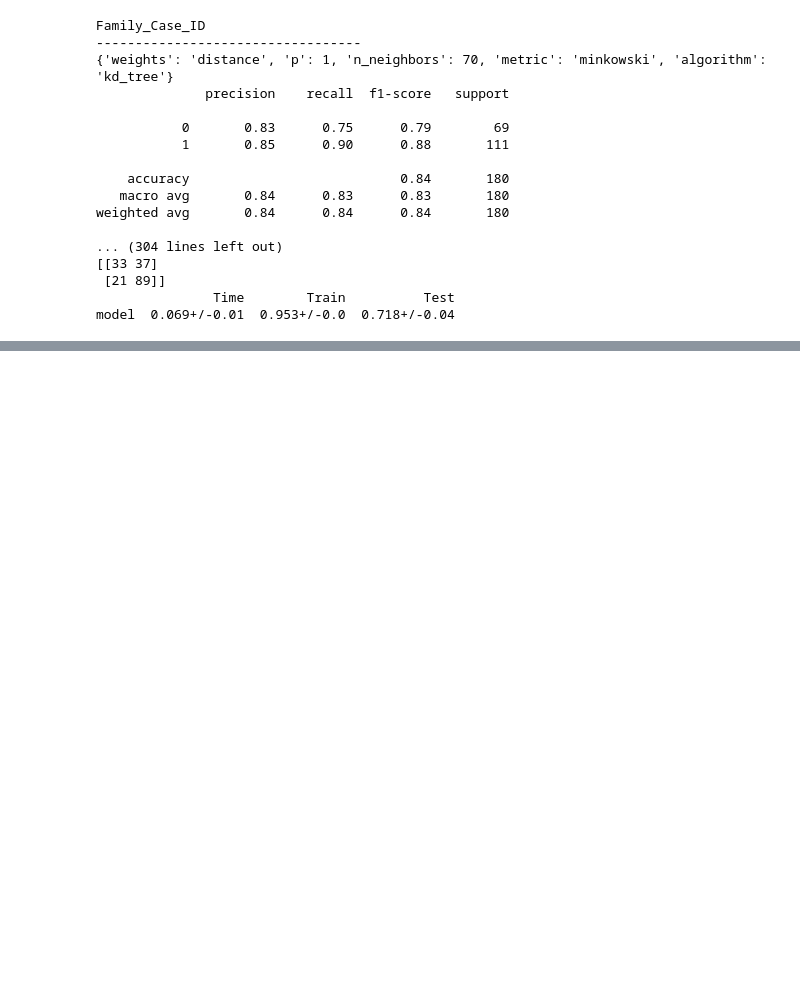
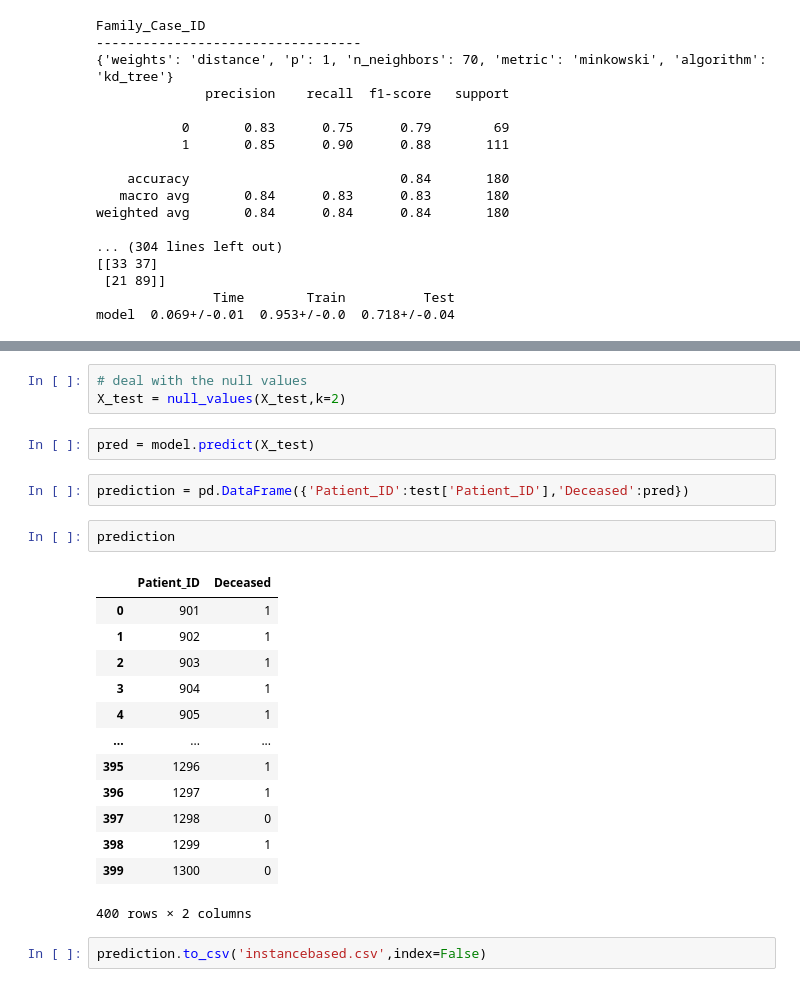
Before and after one commit to CatPalha/machineLearningProject, a Jupyter notebook: Project_InstanceBased.ipynb, the cells around one changed output, grey strips where cells are left out. Cells and saved outputs as stored; diff of their text form; blank space fills up the shorter version.

```diff
--- a/Project_InstanceBased.ipynb
+++ b/Project_InstanceBased.ipynb
@@ -4003,0 +4095,25 @@ family[family['Infected_per_Family'] != family['Correct']]
+# %%
+# deal with the null values
+X_test = null_values(X_test,k=2)
+# %%
+pred = model.predict(X_test)
+# %%
+prediction = pd.DataFrame({'Patient_ID':test['Patient_ID'],'Deceased':pred})
+# %%
+prediction
+# %% [output]
+|  | Patient_ID | Deceased |
+| 0 | 901 | 1 |
+| 1 | 902 | 1 |
+| 2 | 903 | 1 |
+| 3 | 904 | 1 |
+| 4 | 905 | 1 |
+| ... | ... | ... |
+| 395 | 1296 | 1 |
+| 396 | 1297 | 1 |
+| 397 | 1298 | 0 |
+| 398 | 1299 | 1 |
+| 399 | 1300 | 0 |
+400 rows × 2 columns
+# %%
+prediction.to_csv('instancebased.csv',index=False)
```
Also changed, not shown: parts of 20 cells of this notebook, 3 other files.
